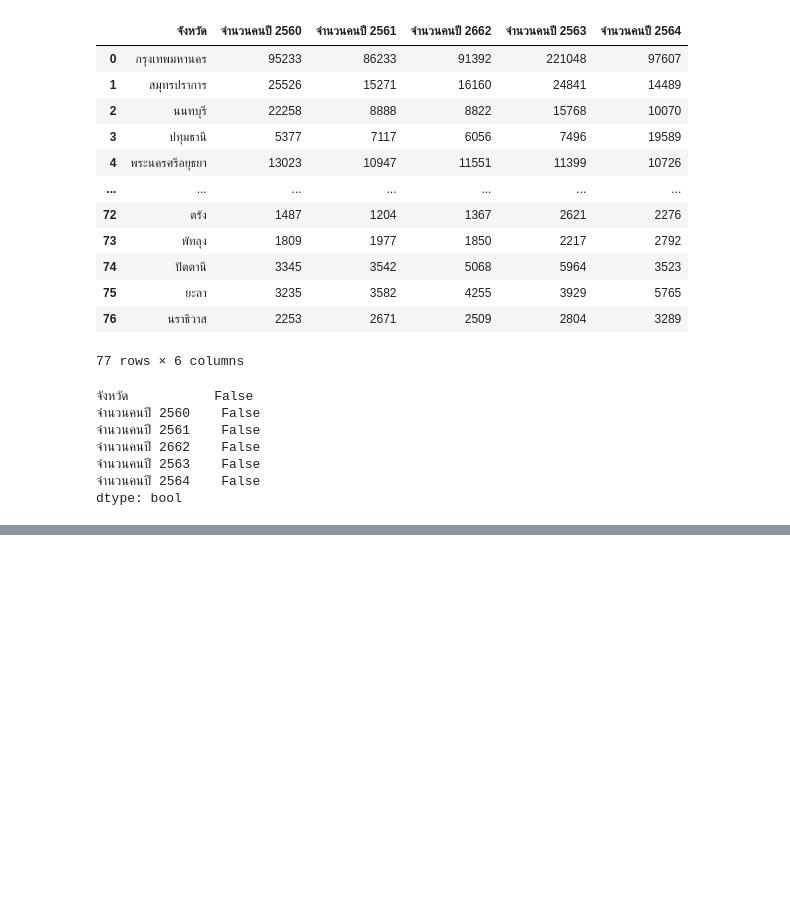
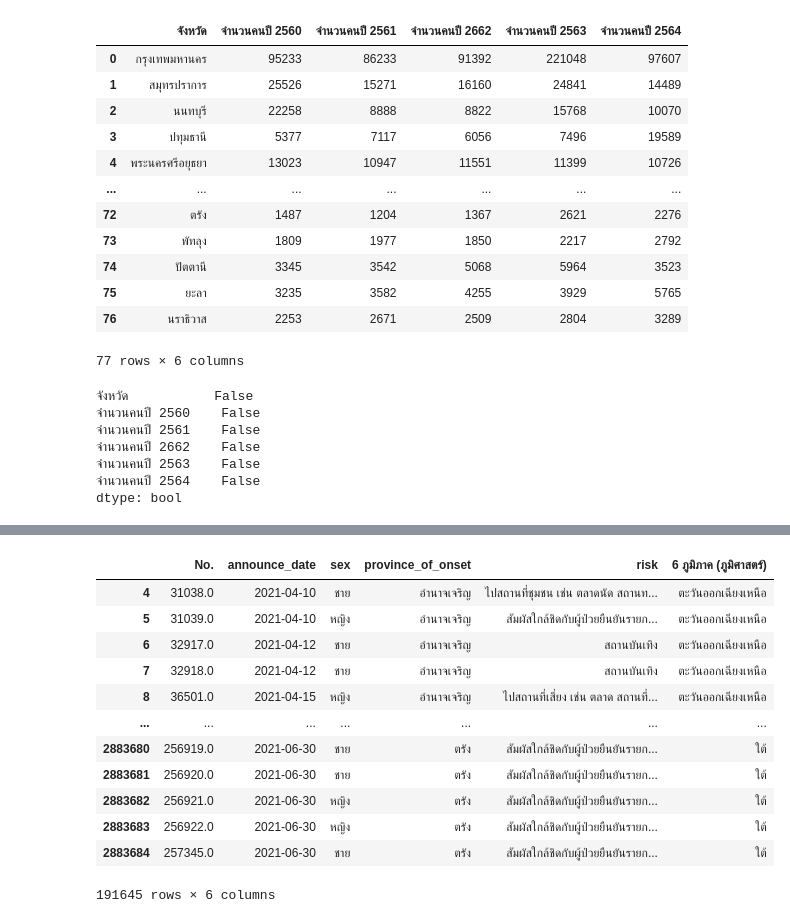
Before and after one commit to BooEiEi/data_viz_2022, a Jupyter notebook: Final_Project.ipynb, the cells around one changed output, grey strips where cells are left out. Drawn from its saved outputs; the diff is of its cells as text; code cells hidden in the pictures; blank space fills up the shorter version.

```diff
--- a/Final_Project.ipynb
+++ b/Final_Project.ipynb
@@ -982,0 +953,17 @@ covid_11.to_csv(os.path.join(path,'covid_11.csv'))
+# %%
+covid_3 = smaller_table[(smaller_table['announce_date'] >='2021-04-01') & (smaller_table['announce_date'] <='2021-06-30')]
+covid_3
+# %% [output]
+|  | No. | announce_date | sex | province_of_onset | risk | 6 ภูมิภาค (ภูมิศาสตร์) |
+| 4 | 31038.0 | 2021-04-10 | ชาย | อำนาจเจริญ | ไปสถานที่ชุมชน เช่น ตลาดนัด สถานท... | ตะวันออกเฉียงเหนือ |
+| 5 | 31039.0 | 2021-04-10 | หญิง | อำนาจเจริญ | สัมผัสใกล้ชิดกับผู้ป่วยยืนยันรายก... | ตะวันออกเฉียงเหนือ |
+| 6 | 32917.0 | 2021-04-12 | ชาย | อำนาจเจริญ | สถานบันเทิง | ตะวันออกเฉียงเหนือ |
+| 7 | 32918.0 | 2021-04-12 | ชาย | อำนาจเจริญ | สถานบันเทิง | ตะวันออกเฉียงเหนือ |
+| 8 | 36501.0 | 2021-04-15 | หญิง | อำนาจเจริญ | ไปสถานที่เสี่ยง เช่น ตลาด สถานที่... | ตะวันออกเฉียงเหนือ |
+| ... | ... | ... | ... | ... | ... | ... |
+| 2883680 | 256919.0 | 2021-06-30 | ชาย | ตรัง | สัมผัสใกล้ชิดกับผู้ป่วยยืนยันรายก... | ใต้ |
+| 2883681 | 256920.0 | 2021-06-30 | ชาย | ตรัง | สัมผัสใกล้ชิดกับผู้ป่วยยืนยันรายก... | ใต้ |
+| 2883682 | 256921.0 | 2021-06-30 | หญิง | ตรัง | สัมผัสใกล้ชิดกับผู้ป่วยยืนยันรายก... | ใต้ |
+| 2883683 | 256922.0 | 2021-06-30 | หญิง | ตรัง | สัมผัสใกล้ชิดกับผู้ป่วยยืนยันรายก... | ใต้ |
+| 2883684 | 257345.0 | 2021-06-30 | ชาย | ตรัง | สัมผัสใกล้ชิดกับผู้ป่วยยืนยันรายก... | ใต้ |
+191645 rows × 6 columns
```
Also changed, not shown: parts of 42 cells of this notebook.
